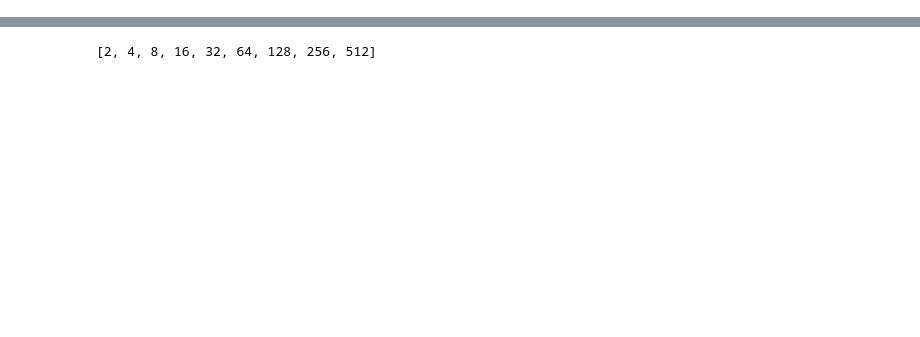
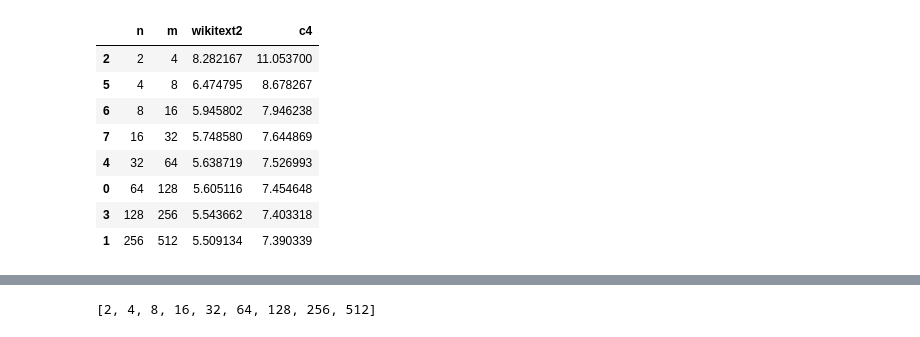
Before and after one commit to xuzukang/NoWag, a Jupyter notebook: plots/structure.ipynb, the cells around one changed output, grey strips where cells are left out. Cells and saved outputs as stored; diff of their text form; code cells hidden in the pictures; blank space fills up the shorter version.

```diff
--- a/plots/structure.ipynb
+++ b/plots/structure.ipynb
@@ -41,0 +12,32 @@ plt.plot(ours_n, ours_results_c4, label="Ours C4", marker='o')
+# %%
+
+dfs = {}
+for model in models:
+    paths = glob.glob(f"/data/lliu/huffman/models/meta-llama/{model}*/sparse/*/log.log")
+
+    #create a dataframe
+    df = pd.DataFrame(columns=["n", "m", "wikitext2", "c4"])
+    for path in paths:
+        structure = path.split("/")[-2].split("_")[1:]
+        if "50u" in path:
+            continue
+        print(path)
+        n = int(structure[0])
+        m = int(structure[1])
+
+        with open(path, "r") as f:
+            lines = f.readlines()
+            for line in lines:
+                if "wikitext2 ppl" in line:
+                    wikitext2 = float(line.split(" ")[-1])
+                if "c4 ppl" in line:
+                    c4 = float(line.split(" ")[-1])
+
+        #append the data to the dataframe
+        df = pd.concat([df, pd.DataFrame([{"n": n, "m": m, "wikitext2": wikitext2, "c4": c4}])], ignore_index=True)
+
+    #sort each dataframe by n and m
+    df = df.sort_values(by=["n"])
+
+        #add the dataframe to the dictionary
+    dfs[model] = df
@@ -42 +62,13 @@ plt.plot(ours_n, ours_results_c4, label="Ours C4", marker='o')
+# %%
+dfs["Llama-2-13b"]
+# %% [output]
+|  | n | m | wikitext2 | c4 |
+| 2 | 2 | 4 | 8.282167 | 11.053700 |
+| 5 | 4 | 8 | 6.474795 | 8.678267 |
+| 6 | 8 | 16 | 5.945802 | 7.946238 |
+| 7 | 16 | 32 | 5.748580 | 7.644869 |
+| 4 | 32 | 64 | 5.638719 | 7.526993 |
+| 0 | 64 | 128 | 5.605116 | 7.454648 |
+| 3 | 128 | 256 | 5.543662 | 7.403318 |
+| 1 | 256 | 512 | 5.509134 | 7.390339 |
 # %%
```
Also changed, not shown: parts of 14 cells of this notebook, 22 other files.
